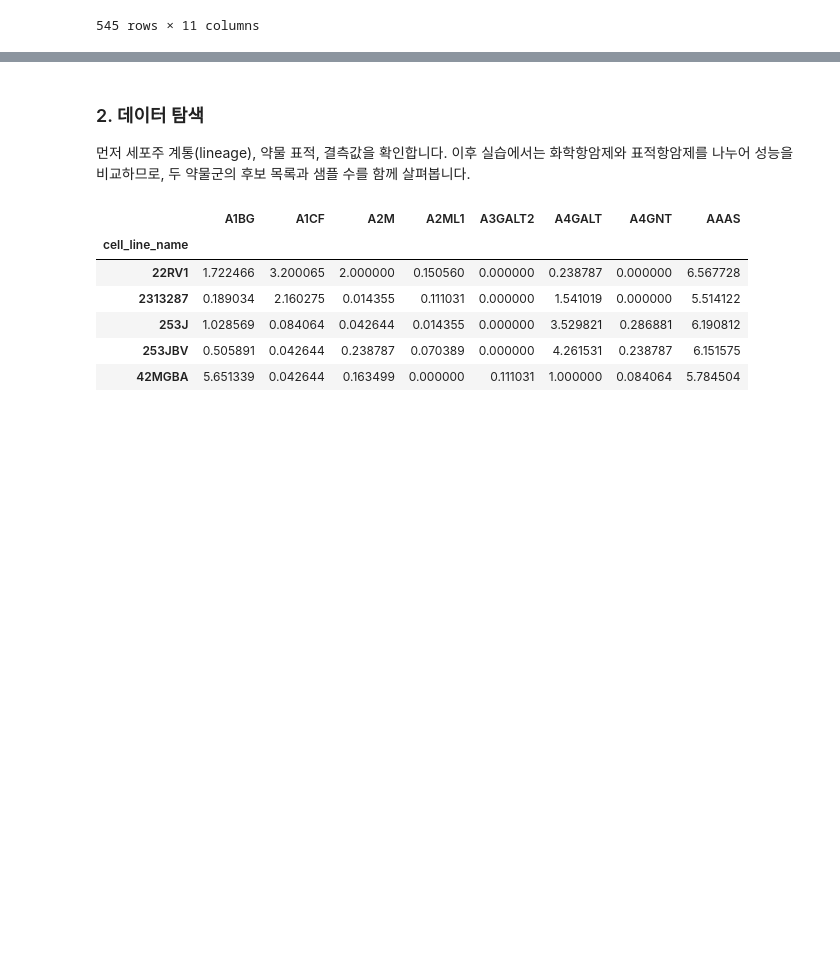
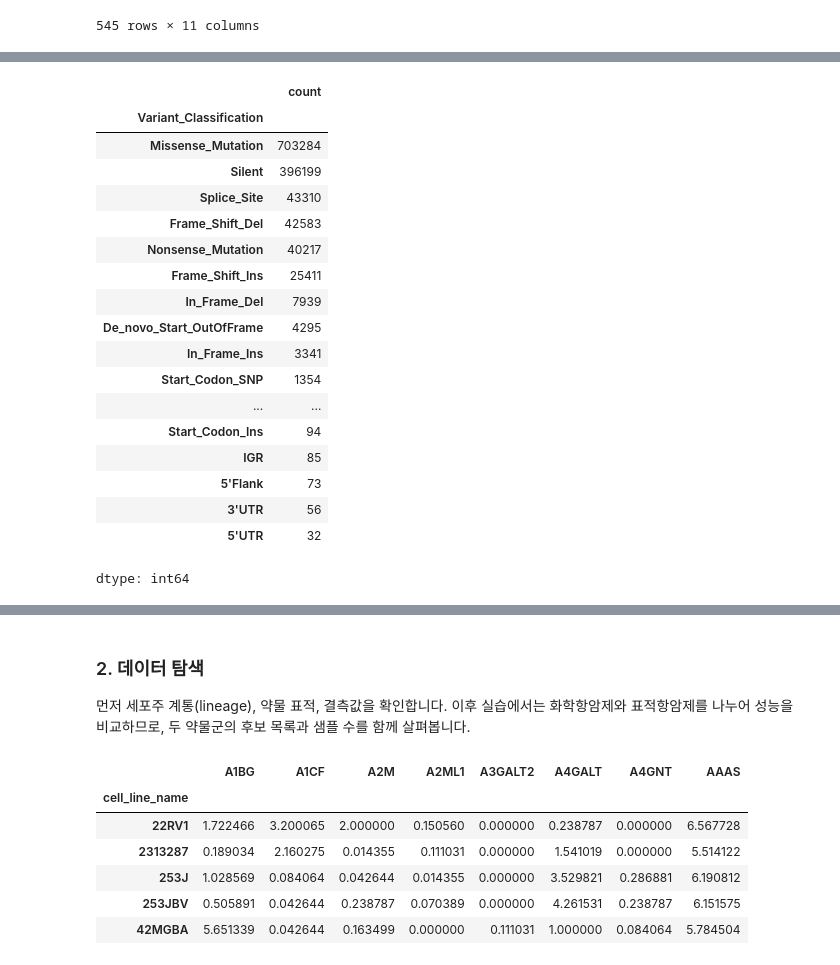
Before and after one commit to hjk9655/health-checkup-analysis, a Jupyter notebook: Notebooks/bio_bigdata_workshop_2B_regression_practice_with_mutation.ipynb, the cells around one changed output, grey strips where cells are left out. Drawn from its saved outputs; the diff is of its cells as text; code cells hidden in the pictures; blank space fills up the shorter version.

```diff
--- a/Notebooks/bio_bigdata_workshop_2B_regression_practice_with_mutation.ipynb
+++ b/Notebooks/bio_bigdata_workshop_2B_regression_practice_with_mutation.ipynb
@@ -211,0 +237,22 @@ Unique mutated genes     : 18787
+# %%
+df_mutation_info['Variant_Classification'].value_counts()
+# %% [output]
+|  | count |
+| Variant_Classification |  |
+| Missense_Mutation | 703284 |
+| Silent | 396199 |
+| Splice_Site | 43310 |
+| Frame_Shift_Del | 42583 |
+| Nonsense_Mutation | 40217 |
+| Frame_Shift_Ins | 25411 |
+| In_Frame_Del | 7939 |
+| De_novo_Start_OutOfFrame | 4295 |
+| In_Frame_Ins | 3341 |
+| Start_Codon_SNP | 1354 |
+| ... | ... |
+| Start_Codon_Ins | 94 |
+| IGR | 85 |
+| 5'Flank | 73 |
+| 3'UTR | 56 |
+| 5'UTR | 32 |
+dtype: int64
```
Also changed, not shown: parts of 23 cells of this notebook.
